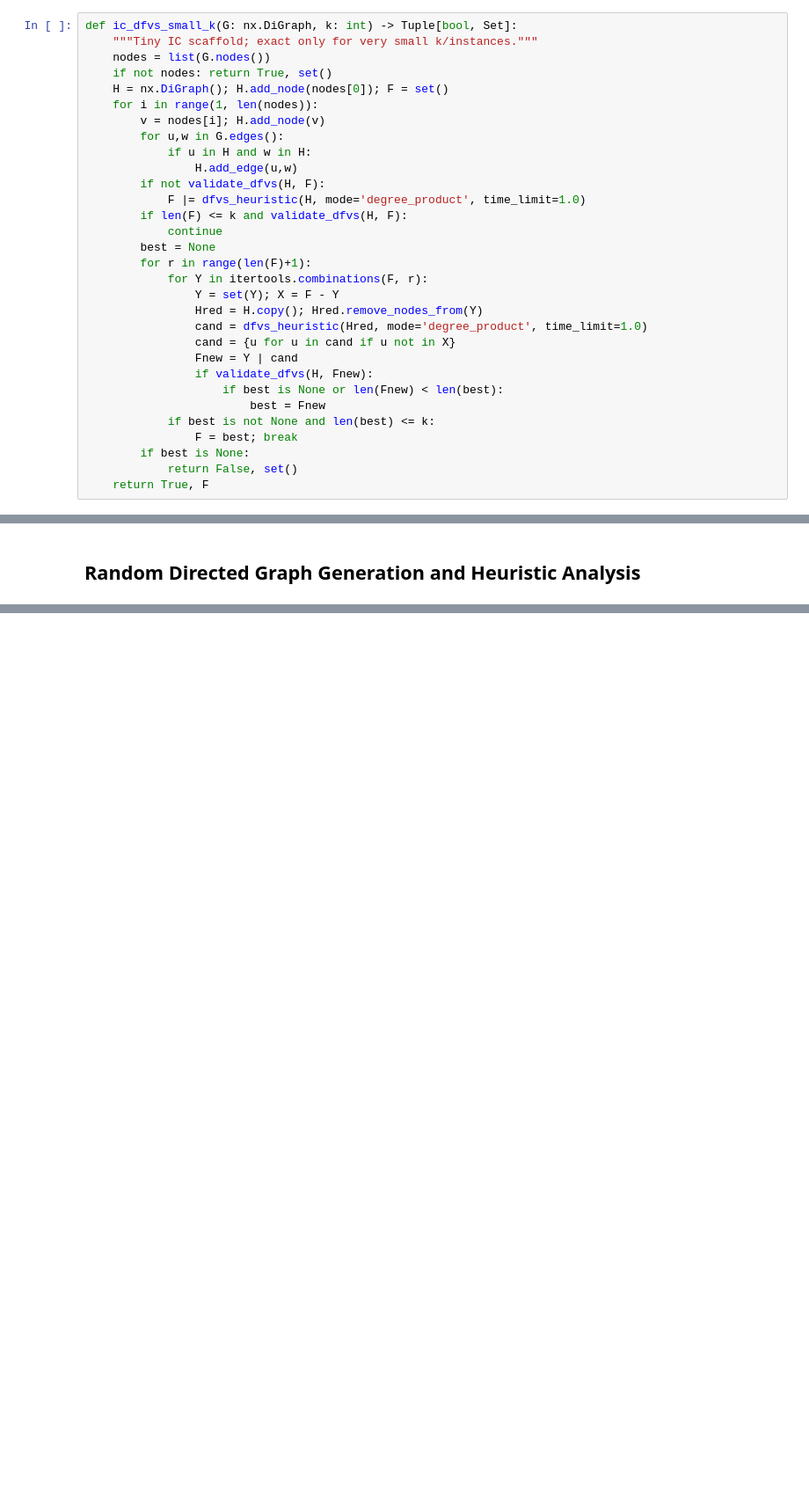
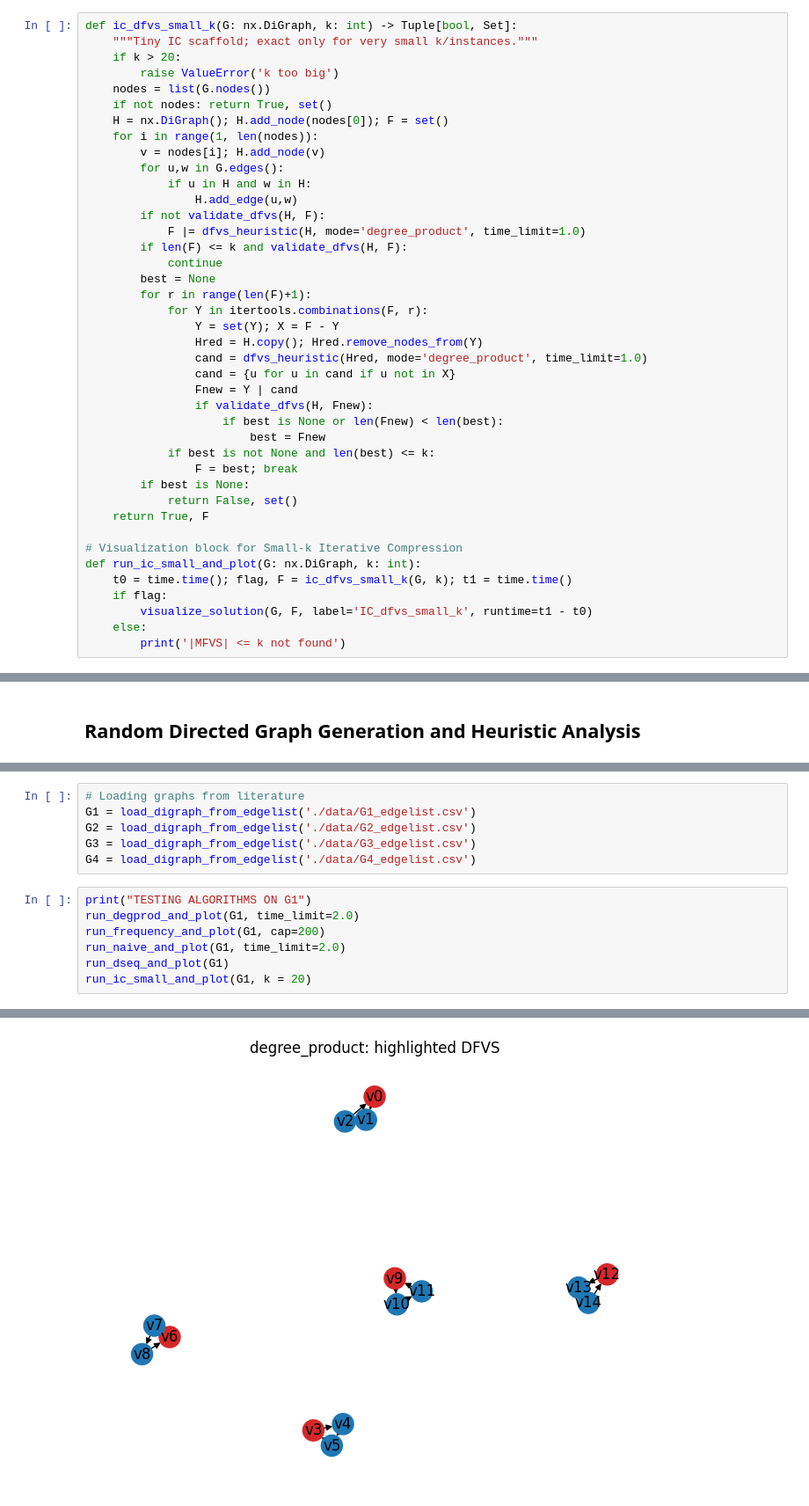
Before and after one commit to milicapantovic/CI_mfvs, a Jupyter notebook: MFVS_project.ipynb, the cells around one changed output, grey strips where cells are left out. Shown at 88% size. Drawn from its saved outputs; the diff is of its cells as text; blank space fills up the shorter version.

```diff
--- a/MFVS_project.ipynb
+++ b/MFVS_project.ipynb
@@ -225,6 +192,8 @@ def run_dseq_and_plot(G: nx.DiGraph):
 # %%
 def ic_dfvs_small_k(G: nx.DiGraph, k: int) -> Tuple[bool, Set]:
     """Tiny IC scaffold; exact only for very small k/instances."""
+    if k > 20:
+        raise ValueError('k too big')
     nodes = list(G.nodes())
     if not nodes: return True, set()
     H = nx.DiGraph(); H.add_node(nodes[0]); F = set()
@@ -253,3 +222,11 @@ def ic_dfvs_small_k(G: nx.DiGraph, k: int) -> Tuple[bool, Set]:
         if best is None:
             return False, set()
     return True, F
+
+# Visualization block for Small-k Iterative Compression
+def run_ic_small_and_plot(G: nx.DiGraph, k: int):
+    t0 = time.time(); flag, F = ic_dfvs_small_k(G, k); t1 = time.time()
+    if flag:
+        visualize_solution(G, F, label='IC_dfvs_small_k', runtime=t1 - t0)
+    else:
+        print('|MFVS| <= k not found')
@@ -356,0 +370,14 @@ Instance: Graph_20_nodes_p0.10
+# %%
+# Loading graphs from literature
+G1 = load_digraph_from_edgelist('./data/G1_edgelist.csv')
+G2 = load_digraph_from_edgelist('./data/G2_edgelist.csv')
+G3 = load_digraph_from_edgelist('./data/G3_edgelist.csv')
+G4 = load_digraph_from_edgelist('./data/G4_edgelist.csv')
+# %%
+print("TESTING ALGORITHMS ON G1")
+run_degprod_and_plot(G1, time_limit=2.0)
+run_frequency_and_plot(G1, cap=200)
+run_naive_and_plot(G1, time_limit=2.0)
+run_dseq_and_plot(G1)
+run_ic_small_and_plot(G1, k = 20)
+# %% [output]
@@ -356,0 +386 @@ Instance: Graph_20_nodes_p0.10
+[figure, added]
```
Also changed, not shown: parts of 11 cells of this notebook.
